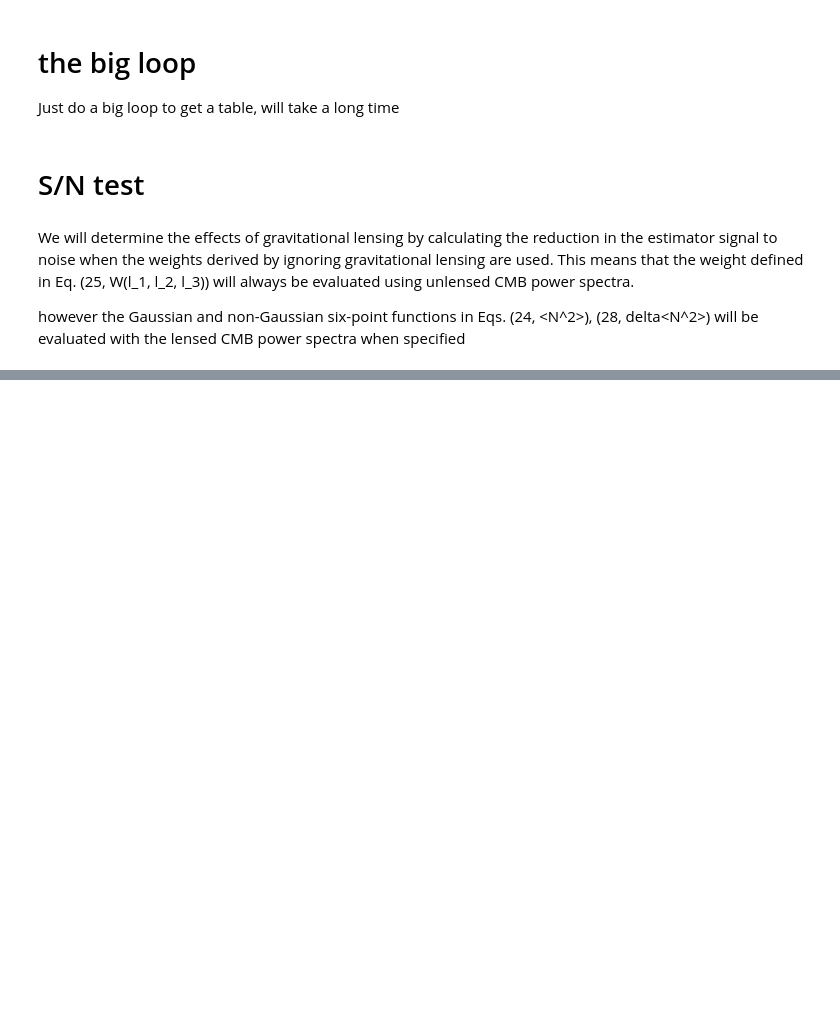
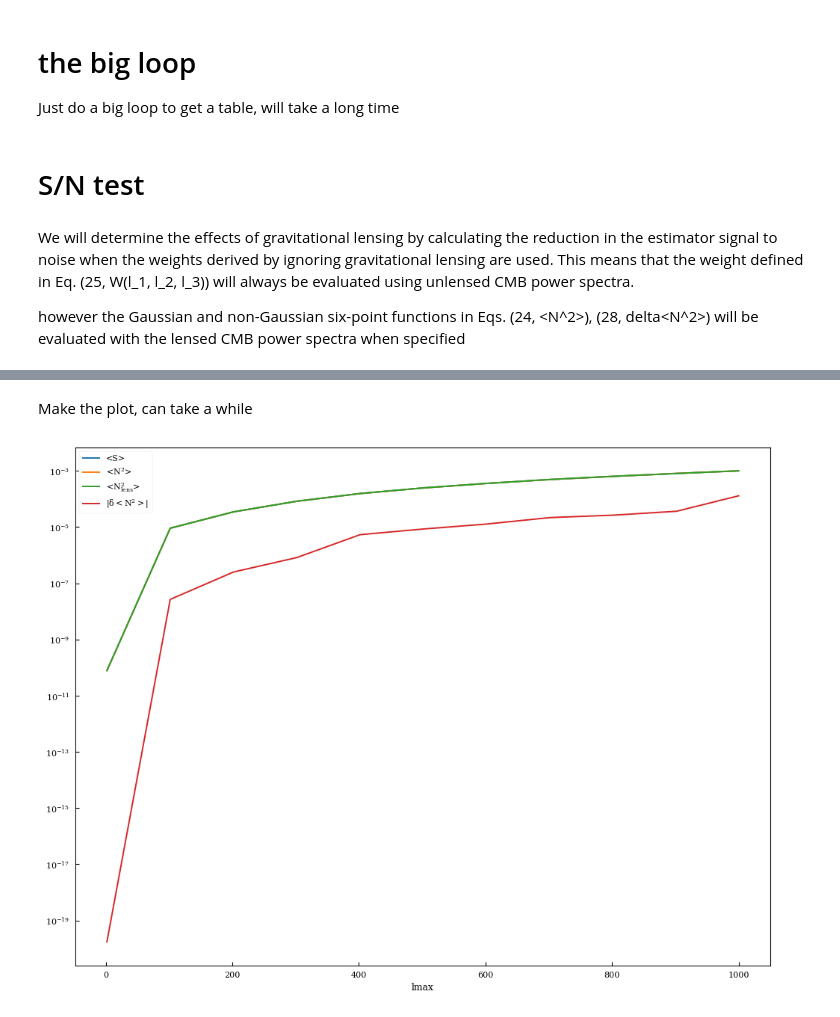
Before and after one commit to JBrandonS/MLPNG, a Jupyter notebook: notebooks/lens_test.ipynb, the cells around one changed output, grey strips where cells are left out. Drawn from its saved outputs; the diff is of its cells as text; code cells hidden in the pictures; blank space fills up the shorter version.

```diff
--- a/notebooks/lens_test.ipynb
+++ b/notebooks/lens_test.ipynb
@@ -447,0 +1060,3 @@ plt.plot(np.arange(generator.n_ell), s_n_lens / s_n_0)
+# %%
+print("Computing delta_N2...")
+delta_N2 = compute_delta_N2(summary=True)
@@ -448,2 +1096,46 @@ plt.plot(np.arange(generator.n_ell), s_n_lens / s_n_0)
 # %% [markdown]
 ![image.png](attachment:image.png)
+# %% [markdown]
+Make the plot, can take a while
+# %%
+rs = []
+rs_total = []
+ss = []
+n20s = []
+n2ls = []
+deltas = []
+s_ratio = []
+valid_ls = []
+
+ls = np.concatenate((np.arange(2, LMAX, 100), [LMAX]))
+for lmax in tqdm(ls, "data loop", len(ls)):
+    s_avg = compute_S(lmax, summary=False)
+    N2_0 = compute_N2(c_ell, lmax)
+    N2_lens = compute_N2(c_ell_lens, lmax)
+    delta_N2 = compute_delta_N2(lmax)
+
+    sn_0 = s_avg / np.sqrt(N2_0)
+    sn_lens = s_avg / np.sqrt(N2_lens)
+    sn_delta_lens = s_avg / np.sqrt(N2_lens + delta_N2)
+
+    rs.append(sn_lens / sn_0)
+    rs_total.append(sn_delta_lens / sn_0)
+    ss.append(s_avg)
+    n20s.append(N2_0)
+    n2ls.append(N2_lens)
+    deltas.append(delta_N2)
+    valid_ls.append(lmax)
+# %%
+for label, x in [
+    ["<S>", ss],
+    ["<$N^2$>", n20s],
+    ["<$N^2_{lens}$>", n2ls],
+    [r"|$\delta<N^2>$|", np.abs(deltas)],
+]:
+    # plt.figure()
+    plt.semilogy(valid_ls, x, label=label)
+plt.xlabel("lmax")
+plt.legend()
+plt.show()
+# %% [output]
+[figure, added]
```
Also changed, not shown: parts of 52 cells of this notebook, 7 other files.
